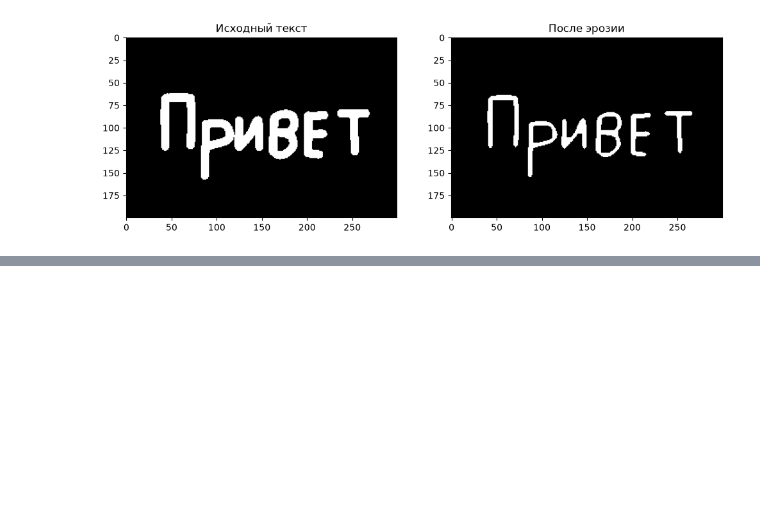
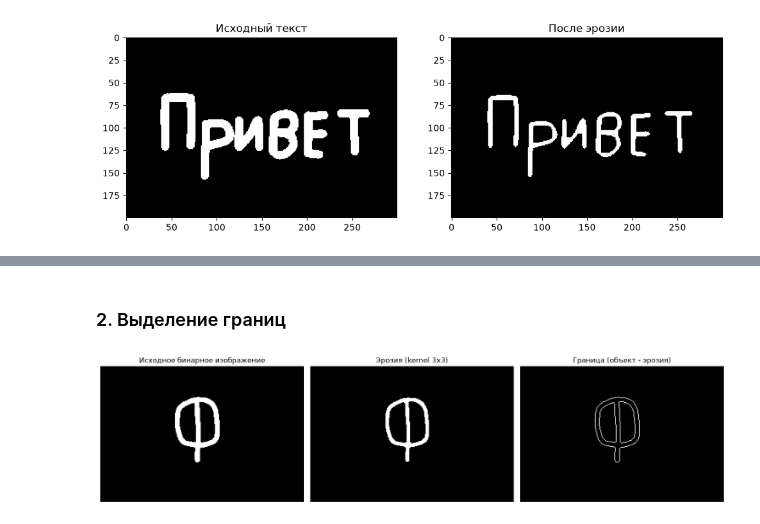
Before and after one commit to RuslanVdovinn/asu, a Jupyter notebook: kmkz/lec2/exercise/lab2.ipynb, the cells around one changed output, grey strips where cells are left out. Cells and saved outputs as stored; diff of their text form; code cells hidden in the pictures; blank space fills up the shorter version.

```diff
--- a/kmkz/lec2/exercise/lab2.ipynb
+++ b/kmkz/lec2/exercise/lab2.ipynb
@@ -142,0 +168,24 @@ plt.show()
+# %% [markdown]
+### 2. Выделение границ
+# %%
+# ========== Морфологическая эрозия ==========
+kernel = cv2.getStructuringElement(cv2.MORPH_CROSS, (3, 3))  # структурный элемент 3x3
+eroded = cv2.erode(f_binary, kernel, iterations=1)
+
+# ========== Вычисление границы ==========
+boundary = cv2.subtract(f_binary, eroded)   # объект - эрозия
+
+# ========== Визуализация ==========
+fig, axes = plt.subplots(1, 3, figsize=(15, 5))
+titles = ['Исходное бинарное изображение', 'Эрозия (kernel 3x3)', 'Граница (объект - эрозия)']
+images = [f_binary, eroded, boundary]
+
+for ax, im, title in zip(axes, images, titles):
+    ax.imshow(im, cmap='gray', vmin=0, vmax=1)
+    ax.set_title(title)
+    ax.axis('off')
+
+plt.tight_layout()
+plt.show()
+# %% [output]
+[figure, added]
```
Also changed, not shown: parts of 27 cells of this notebook.
